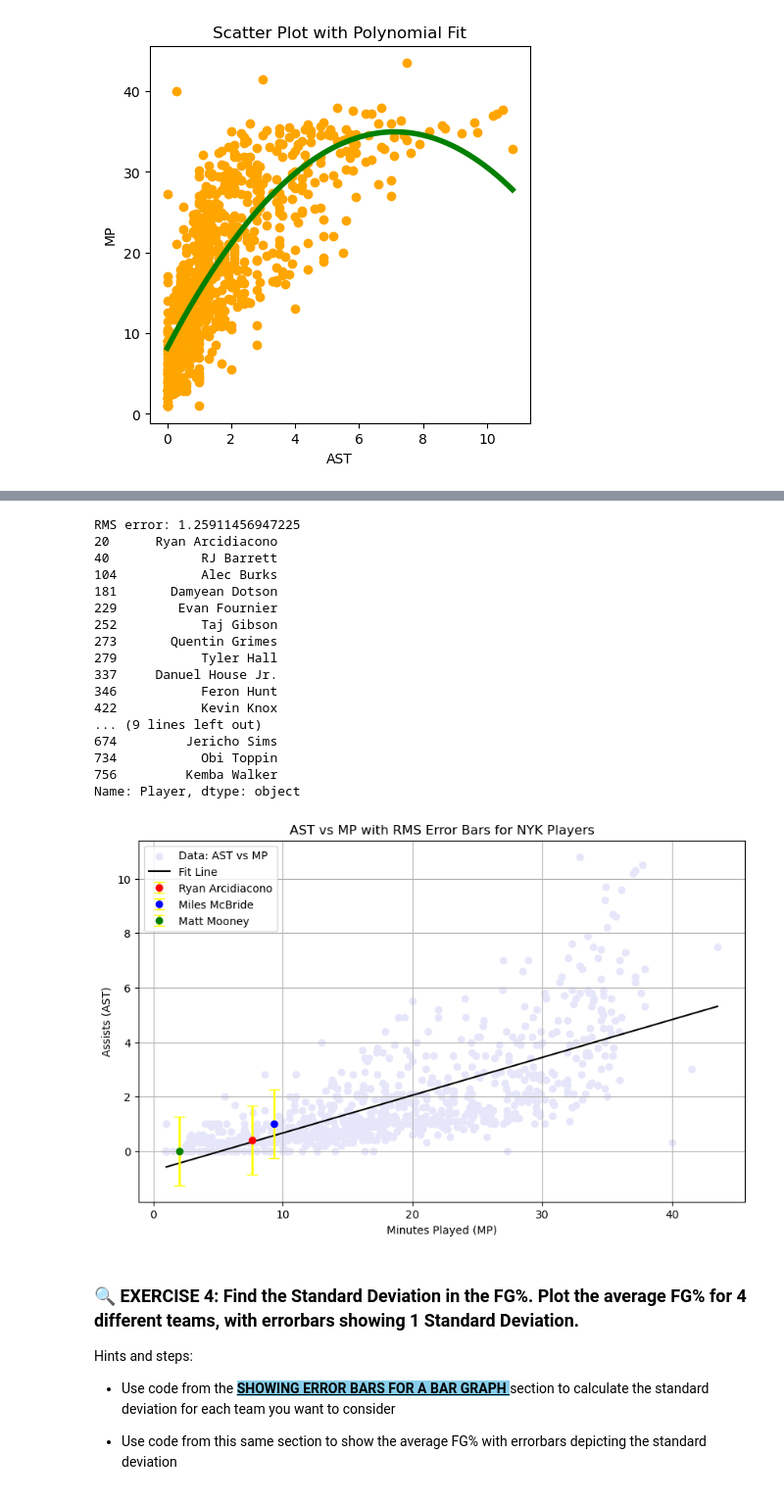
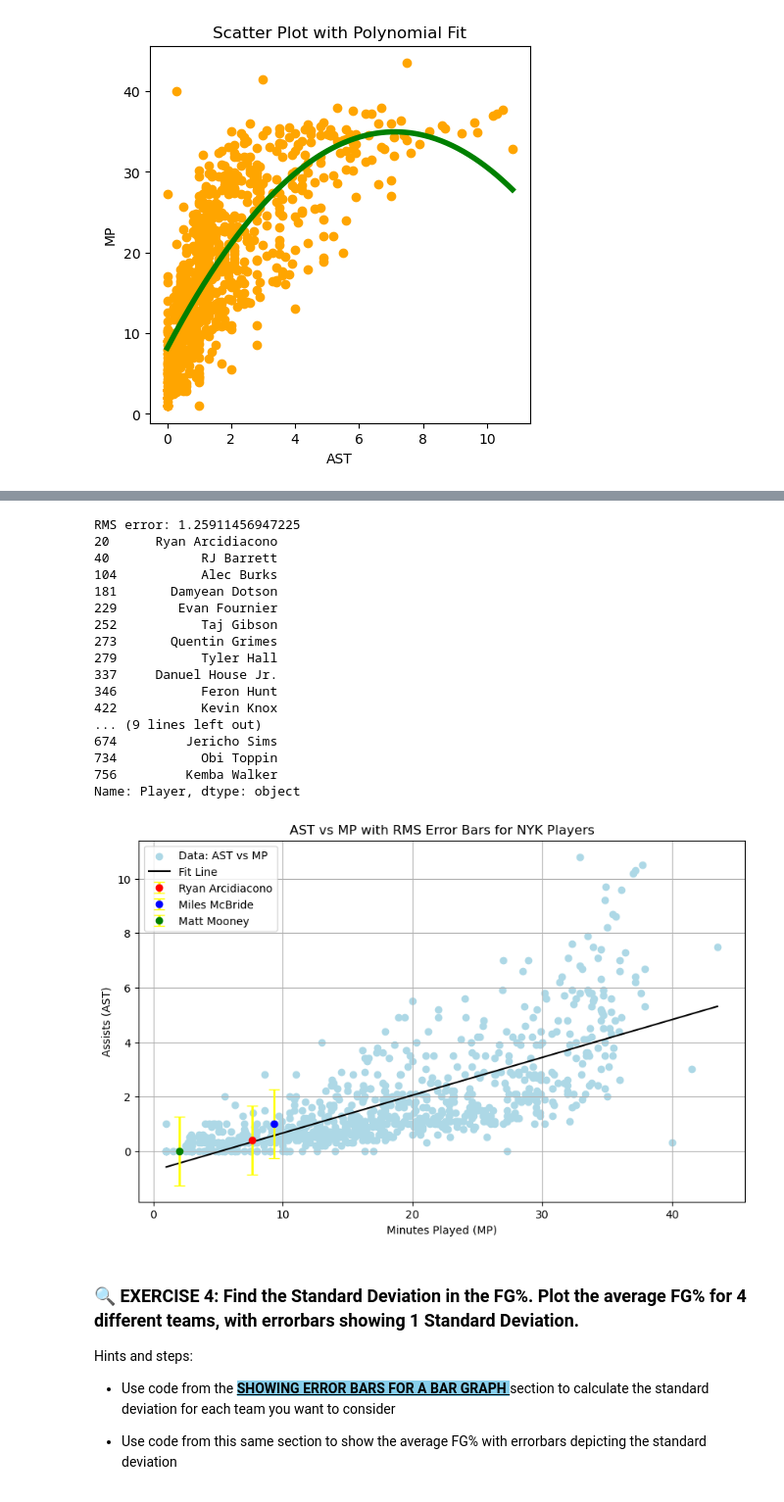
Before and after one commit to PrisonTeachingInitiative/CFR-2025, a Jupyter notebook: Stats/Notebooks/3-Error_timeseries.ipynb, the cells around one changed output, grey strips where cells are left out. Shown at 98% size. Cells and saved outputs as stored; diff of their text form; code cells hidden in the pictures.

```diff
--- a/Stats/Notebooks/3-Error_timeseries.ipynb
+++ b/Stats/Notebooks/3-Error_timeseries.ipynb
@@ -810,7 +810,7 @@ print("RMS error:", RMS_error)
 
 # Step 3: Plot fit and scatter
 plt.figure(figsize=(10, 6))
-plt.scatter(x, y, color="lavender", label="Data: AST vs MP")
+plt.scatter(x, y, color="lightblue", label="Data: AST vs MP")
 x_line = np.linspace(min(x), max(x), 100)
 y_line = model(x_line)
 plt.plot(x_line, y_line, color="black", label="Fit Line")
@@ -833,34 +833,34 @@ for i, player in enumerate(Players_to_consider):
         plt.errorbar(mp, ast, yerr=RMS_error,
                      fmt='o', color=Colors_to_use[i],
                      label=player,
                      ecolor='yellow', capsize=5, elinewidth=2)
 
 # Step 6: Final plot formatting
 plt.xlabel("Minutes Played (MP)")
 plt.ylabel("Assists (AST)")
 plt.title("AST vs MP with RMS Error Bars for NYK Players")
 plt.legend()
 plt.grid(True)
 plt.show()
 # %% [output]
 RMS error: 1.25911456947225
 20      Ryan Arcidiacono
 40            RJ Barrett
 104           Alec Burks
 181       Damyean Dotson
 229        Evan Fournier
 252           Taj Gibson
 273       Quentin Grimes
 279           Tyler Hall
 337     Danuel House Jr.
 346           Feron Hunt
 422           Kevin Knox
 ... (9 lines left out)
 674         Jericho Sims
 734           Obi Toppin
 756         Kemba Walker
 Name: Player, dtype: object
-[figure, old version]
+[figure, new version]
 # %% [markdown]
 ### 🔍 EXERCISE 4: Find the Standard Deviation in the FG%. Plot the average FG% for 4 different teams, with errorbars showing 1 Standard Deviation.
 
```
Also changed, not shown: parts of 6 cells of this notebook, 1 other file.
